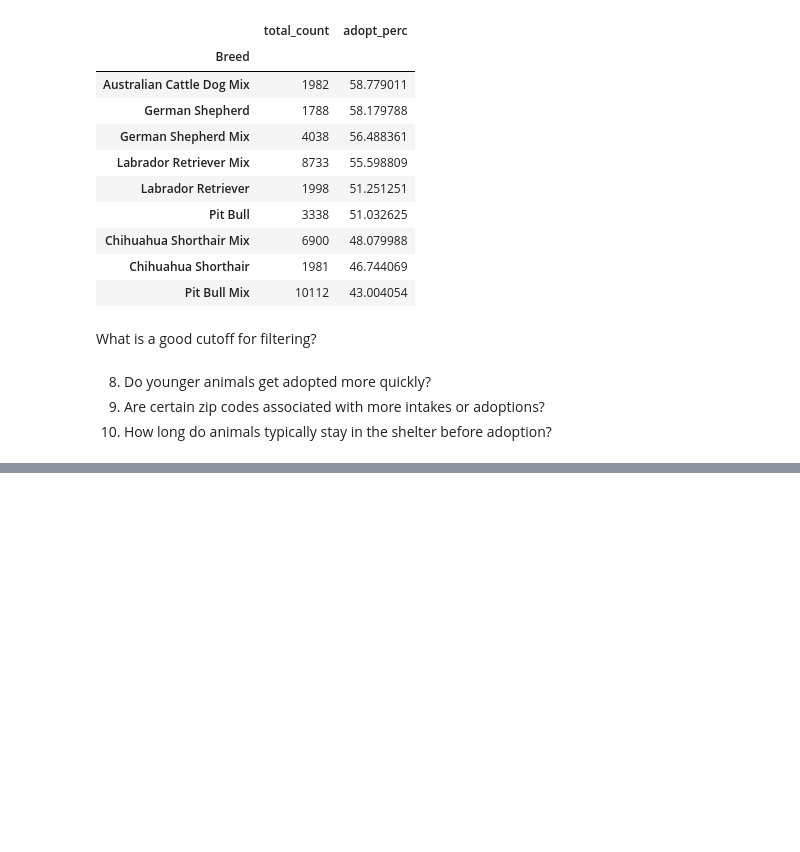
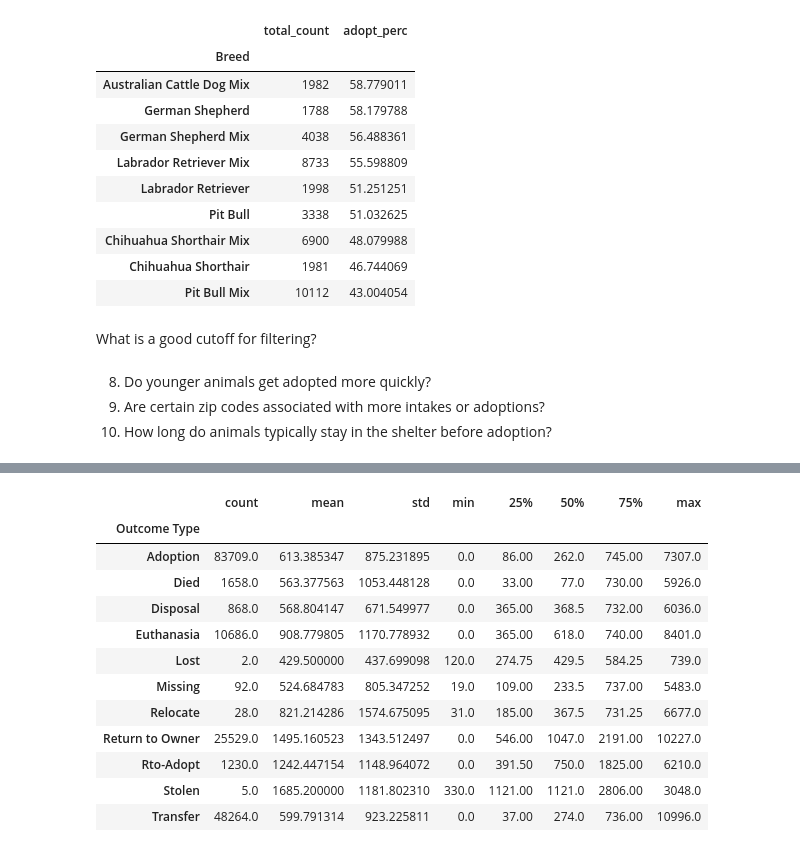
Before and after one commit to 607brendon/kaggle-pandas-tutorial, a Jupyter notebook: austin-animal-center-outcomes-eda.ipynb, the cells around one changed output, grey strips where cells are left out. Cells and saved outputs as stored; diff of their text form; code cells hidden in the pictures; blank space fills up the shorter version.

Commit message:
Kaggle Notebook | Austin Animal Center Outcomes - EDA | Version 8

```diff
--- a/austin-animal-center-outcomes-eda.ipynb
+++ b/austin-animal-center-outcomes-eda.ipynb
@@ -841,0 +880,16 @@ What is a good cutoff for filtering?
+# %%
+df.groupby('Outcome Type')['age_upon_outcome_days'].describe()
+# %% [output]
+|  | count | mean | std | min | 25% | 50% | 75% | max |
+| Outcome Type |  |  |  |  |  |  |  |  |
+| Adoption | 83709.0 | 613.385347 | 875.231895 | 0.0 | 86.00 | 262.0 | 745.00 | 7307.0 |
+| Died | 1658.0 | 563.377563 | 1053.448128 | 0.0 | 33.00 | 77.0 | 730.00 | 5926.0 |
+| Disposal | 868.0 | 568.804147 | 671.549977 | 0.0 | 365.00 | 368.5 | 732.00 | 6036.0 |
+| Euthanasia | 10686.0 | 908.779805 | 1170.778932 | 0.0 | 365.00 | 618.0 | 740.00 | 8401.0 |
+| Lost | 2.0 | 429.500000 | 437.699098 | 120.0 | 274.75 | 429.5 | 584.25 | 739.0 |
+| Missing | 92.0 | 524.684783 | 805.347252 | 19.0 | 109.00 | 233.5 | 737.00 | 5483.0 |
+| Relocate | 28.0 | 821.214286 | 1574.675095 | 31.0 | 185.00 | 367.5 | 731.25 | 6677.0 |
+| Return to Owner | 25529.0 | 1495.160523 | 1343.512497 | 0.0 | 546.00 | 1047.0 | 2191.00 | 10227.0 |
+| Rto-Adopt | 1230.0 | 1242.447154 | 1148.964072 | 0.0 | 391.50 | 750.0 | 1825.00 | 6210.0 |
+| Stolen | 5.0 | 1685.200000 | 1181.802310 | 330.0 | 1121.00 | 1121.0 | 2806.00 | 3048.0 |
+| Transfer | 48264.0 | 599.791314 | 923.225811 | 0.0 | 37.00 | 274.0 | 736.00 | 10996.0 |
```
Also changed, not shown: parts of 4 cells of this notebook.
